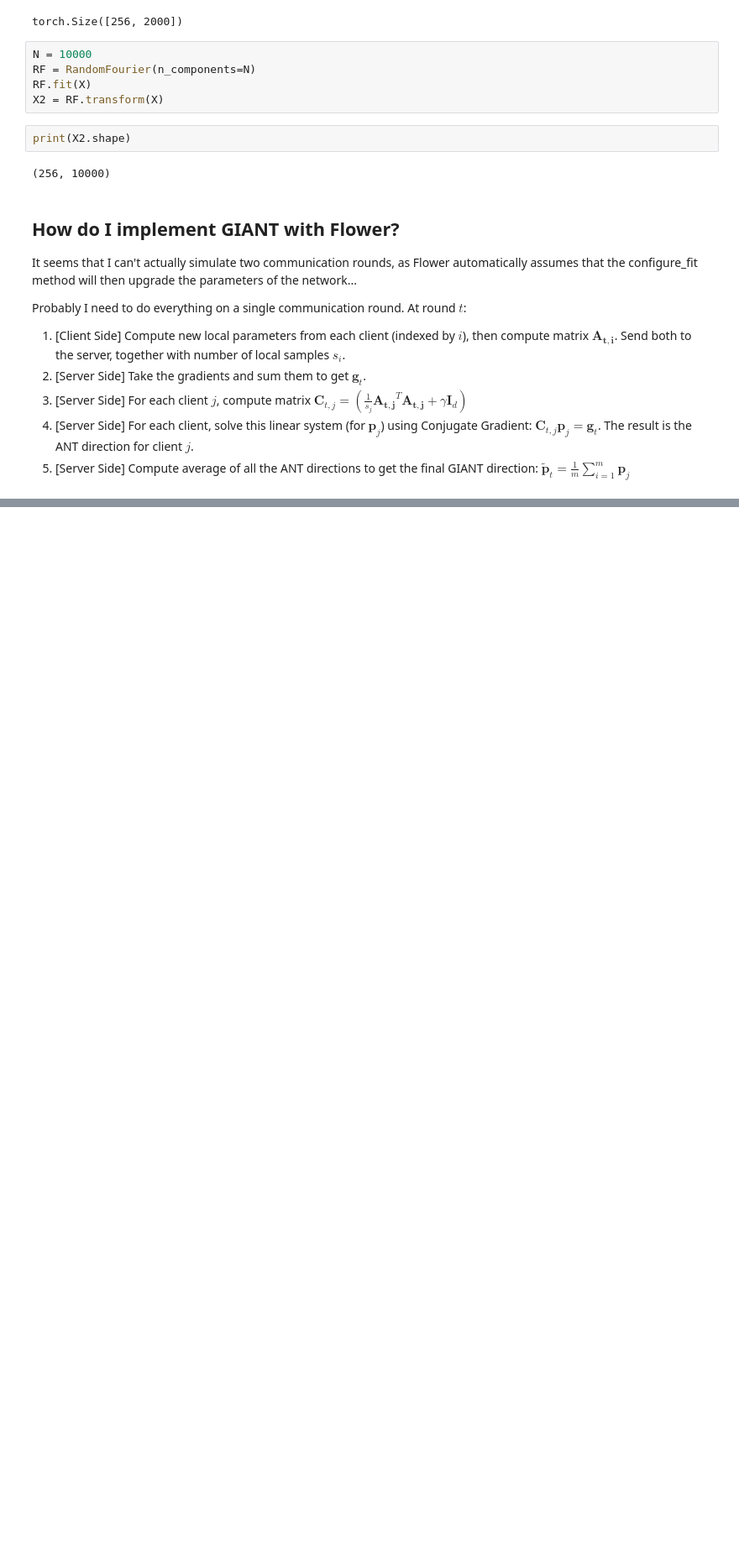
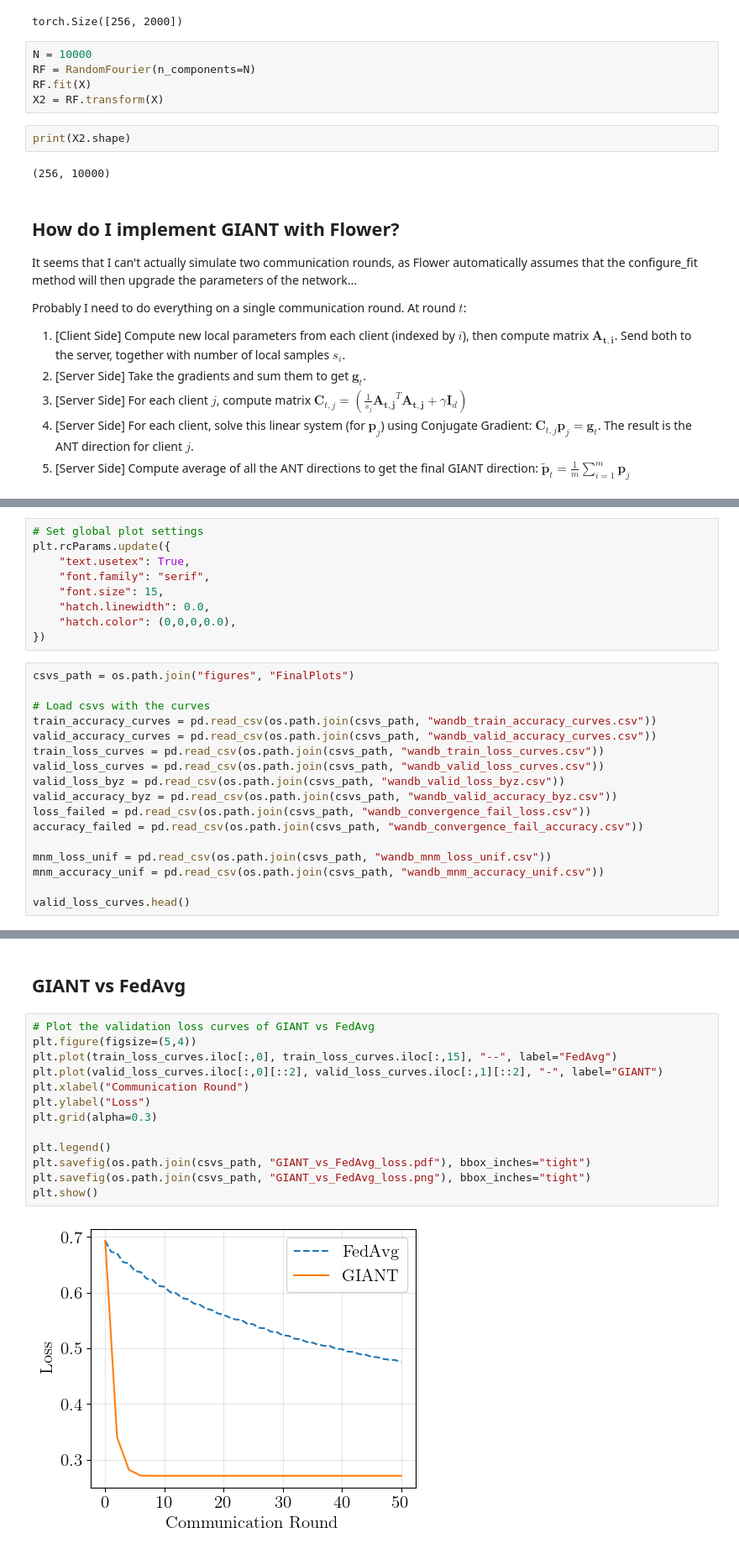
Before and after one commit to rmazzier/Distributed-Learning-project, a Jupyter notebook: notebook_riccardo.ipynb, the cells around one changed output, grey strips where cells are left out. Shown at 84% size. Saved outputs shown, nothing was run; the diff lists cells and outputs as text; blank space fills up the shorter version.

```diff
--- a/notebook_riccardo.ipynb
+++ b/notebook_riccardo.ipynb
@@ -70,0 +74,26 @@ IMPLEMENT FL SIMULATOR FROM SCRATCH
+# %%
+# Set global plot settings
+plt.rcParams.update({
+    "text.usetex": True,
+    "font.family": "serif",
+    "font.size": 15,
+    "hatch.linewidth": 0.0,
+    "hatch.color": (0,0,0,0.0),
+})
+# %%
+csvs_path = os.path.join("figures", "FinalPlots")
+
+# Load csvs with the curves
+train_accuracy_curves = pd.read_csv(os.path.join(csvs_path, "wandb_train_accuracy_curves.csv"))
+valid_accuracy_curves = pd.read_csv(os.path.join(csvs_path, "wandb_valid_accuracy_curves.csv"))
+train_loss_curves = pd.read_csv(os.path.join(csvs_path, "wandb_train_loss_curves.csv"))
+valid_loss_curves = pd.read_csv(os.path.join(csvs_path, "wandb_valid_loss_curves.csv"))
+valid_loss_byz = pd.read_csv(os.path.join(csvs_path, "wandb_valid_loss_byz.csv"))
+valid_accuracy_byz = pd.read_csv(os.path.join(csvs_path, "wandb_valid_accuracy_byz.csv"))
+loss_failed = pd.read_csv(os.path.join(csvs_path, "wandb_convergence_fail_loss.csv"))
+accuracy_failed = pd.read_csv(os.path.join(csvs_path, "wandb_convergence_fail_accuracy.csv"))
+
+mnm_loss_unif = pd.read_csv(os.path.join(csvs_path, "wandb_mnm_loss_unif.csv"))
+mnm_accuracy_unif = pd.read_csv(os.path.join(csvs_path, "wandb_mnm_accuracy_unif.csv"))
+
+valid_loss_curves.head()
@@ -70,0 +107,17 @@ IMPLEMENT FL SIMULATOR FROM SCRATCH
+# %% [markdown]
+## GIANT vs FedAvg
+# %%
+# Plot the validation loss curves of GIANT vs FedAvg
+plt.figure(figsize=(5,4))
+plt.plot(train_loss_curves.iloc[:,0], train_loss_curves.iloc[:,15], "--", label="FedAvg")
+plt.plot(valid_loss_curves.iloc[:,0][::2], valid_loss_curves.iloc[:,1][::2], "-", label="GIANT")
+plt.xlabel("Communication Round")
+plt.ylabel("Loss")
+plt.grid(alpha=0.3)
+
+plt.legend()
+plt.savefig(os.path.join(csvs_path, "GIANT_vs_FedAvg_loss.pdf"), bbox_inches="tight")
+plt.savefig(os.path.join(csvs_path, "GIANT_vs_FedAvg_loss.png"), bbox_inches="tight")
+plt.show()
+# %% [output]
+[figure, added]
```
Also changed, not shown: parts of 23 cells of this notebook, 4 other files.
